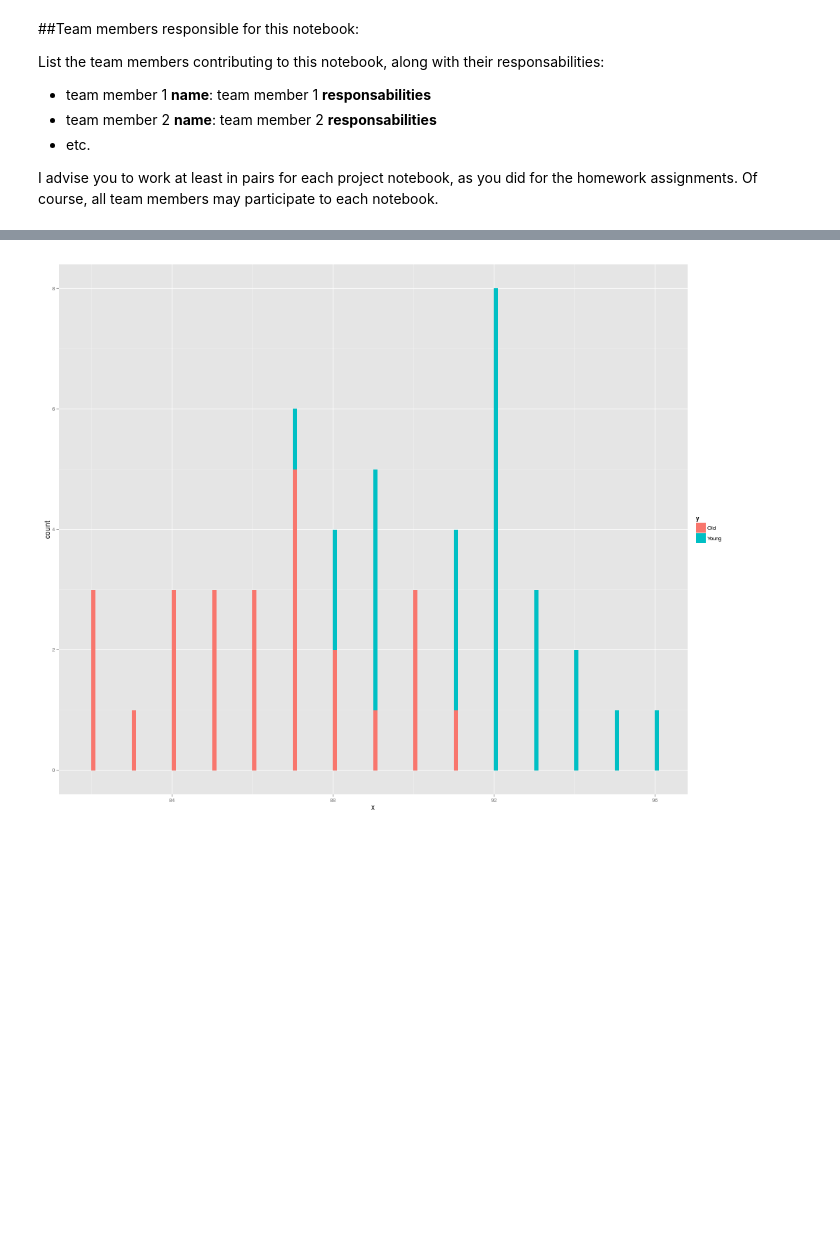
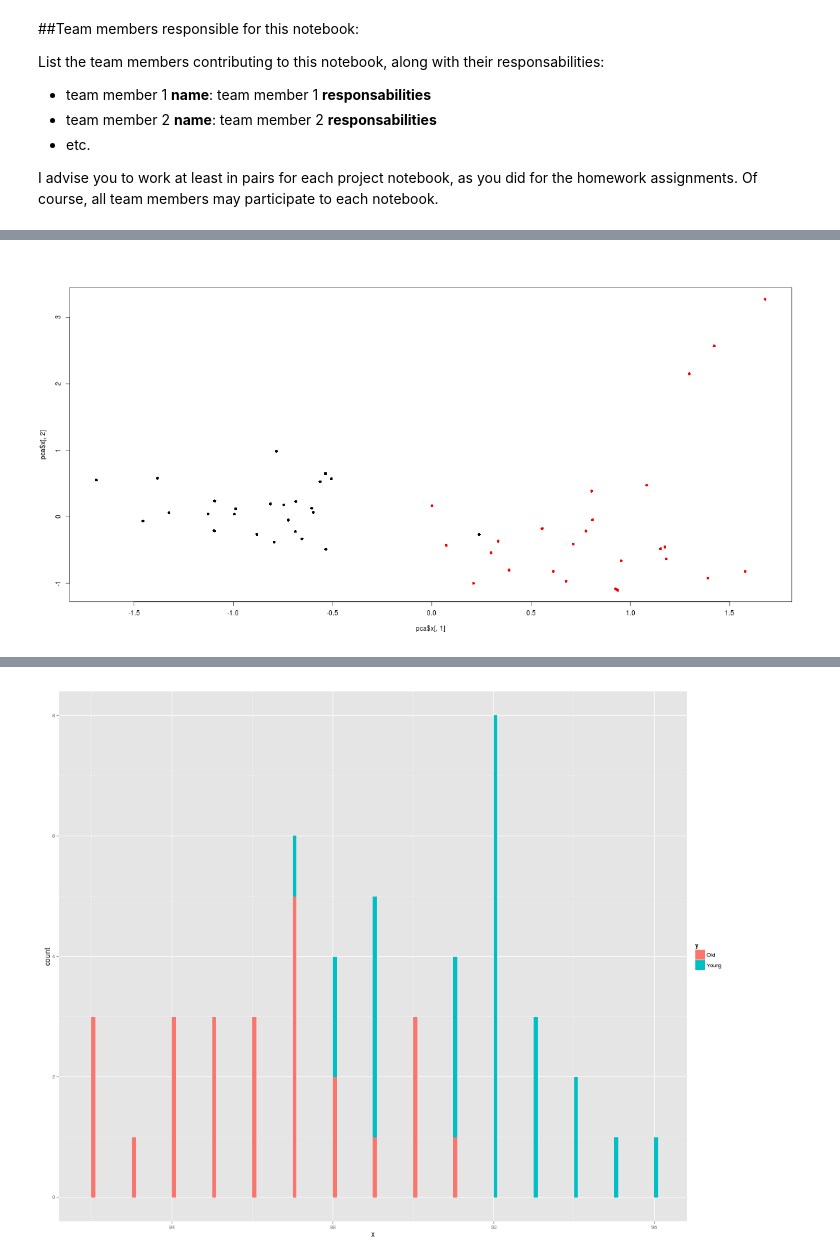
Before and after one commit to Patrickzhou/data-analysis-template, a Jupyter notebook: notebooks/NB3_data_analysis.ipynb, the cells around one changed output, grey strips where cells are left out. Saved outputs shown, nothing was run; the diff lists cells and outputs as text; code cells hidden in the pictures; blank space fills up the shorter version.

```diff
--- a/notebooks/NB3_data_analysis.ipynb
+++ b/notebooks/NB3_data_analysis.ipynb
@@ -96,0 +155,8 @@ print(represent)
+# %%
+%%R -r 60 -h 600 -w 1200
+
+pca <- prcomp(t(data_numeric))
+c <-factor(rownames(pca$x))
+plot(pca$x[,1],pca$x[,2],pch=16,col=c)
+# %% [output]
+[figure, added]
```
Also changed, not shown: parts of 20 cells of this notebook.
